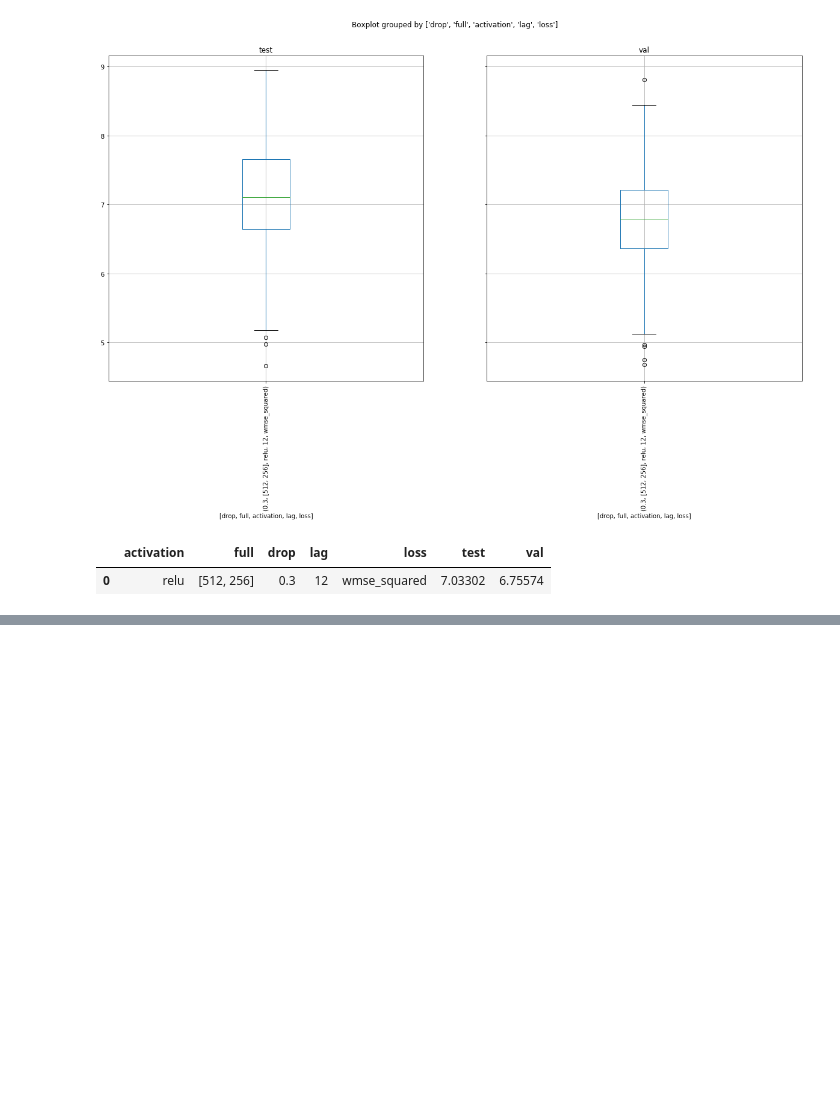
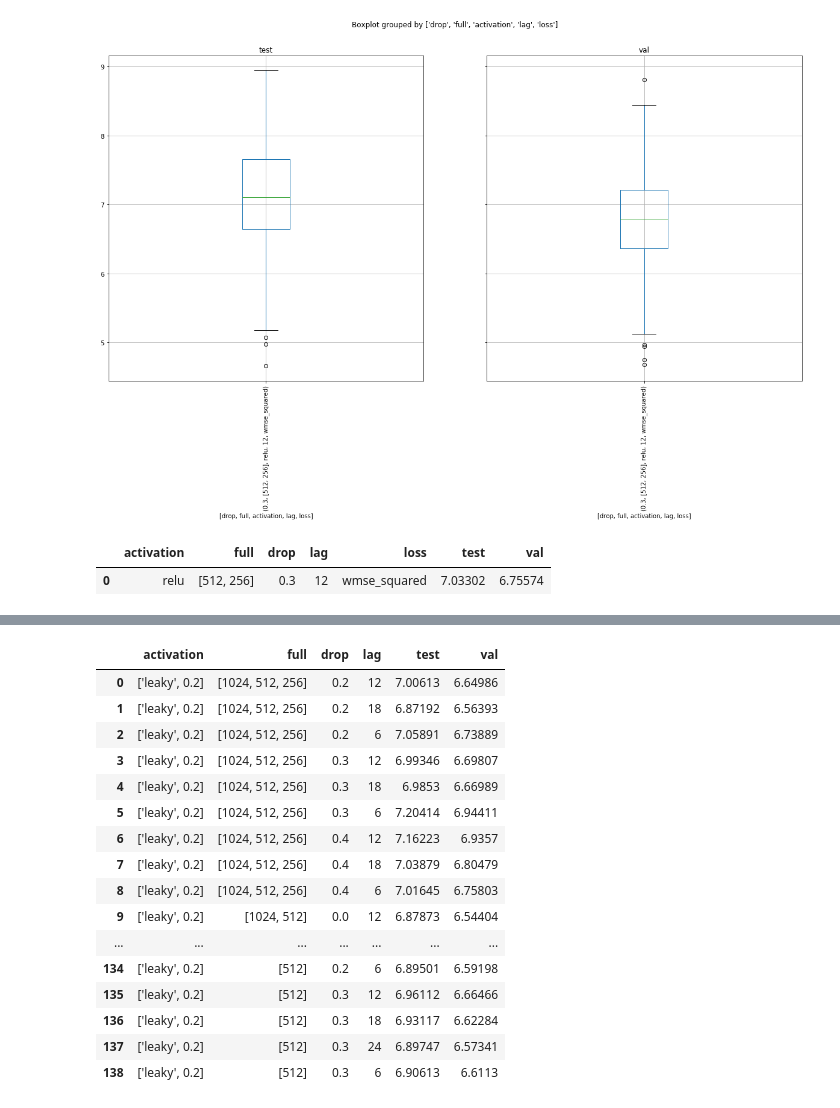
Before and after one commit to bejar/Wind, a Jupyter notebook: Notebooks/Tunning/ParameterTunningMLPs2s.ipynb, the cells around one changed output, grey strips where cells are left out. Cells and saved outputs as stored; diff of their text form; code cells hidden in the pictures; blank space fills up the shorter version.

```diff
--- a/Notebooks/Tunning/ParameterTunningMLPs2s.ipynb
+++ b/Notebooks/Tunning/ParameterTunningMLPs2s.ipynb
@@ -279,0 +311,21 @@ py.iplot([trace], filename='basic-scatter')
+# %%
+b =a.groupby(by=['activation','full', 'drop','lag'],as_index=False).mean()
+b.style.highlight_max()
+# %% [output]
+|  | activation | full | drop | lag | test | val |
+| 0 | ['leaky', 0.2] | [1024, 512, 256] | 0.2 | 12 | 7.00613 | 6.64986 |
+| 1 | ['leaky', 0.2] | [1024, 512, 256] | 0.2 | 18 | 6.87192 | 6.56393 |
+| 2 | ['leaky', 0.2] | [1024, 512, 256] | 0.2 | 6 | 7.05891 | 6.73889 |
+| 3 | ['leaky', 0.2] | [1024, 512, 256] | 0.3 | 12 | 6.99346 | 6.69807 |
+| 4 | ['leaky', 0.2] | [1024, 512, 256] | 0.3 | 18 | 6.9853 | 6.66989 |
+| 5 | ['leaky', 0.2] | [1024, 512, 256] | 0.3 | 6 | 7.20414 | 6.94411 |
+| 6 | ['leaky', 0.2] | [1024, 512, 256] | 0.4 | 12 | 7.16223 | 6.9357 |
+| 7 | ['leaky', 0.2] | [1024, 512, 256] | 0.4 | 18 | 7.03879 | 6.80479 |
+| 8 | ['leaky', 0.2] | [1024, 512, 256] | 0.4 | 6 | 7.01645 | 6.75803 |
+| 9 | ['leaky', 0.2] | [1024, 512] | 0.0 | 12 | 6.87873 | 6.54404 |
+| ... | ... | ... | ... | ... | ... | ... |
+| 134 | ['leaky', 0.2] | [512] | 0.2 | 6 | 6.89501 | 6.59198 |
+| 135 | ['leaky', 0.2] | [512] | 0.3 | 12 | 6.96112 | 6.66466 |
+| 136 | ['leaky', 0.2] | [512] | 0.3 | 18 | 6.93117 | 6.62284 |
+| 137 | ['leaky', 0.2] | [512] | 0.3 | 24 | 6.89747 | 6.57341 |
+| 138 | ['leaky', 0.2] | [512] | 0.3 | 6 | 6.90613 | 6.6113 |
```
Also changed, not shown: parts of 15 cells of this notebook, 5 other files.
